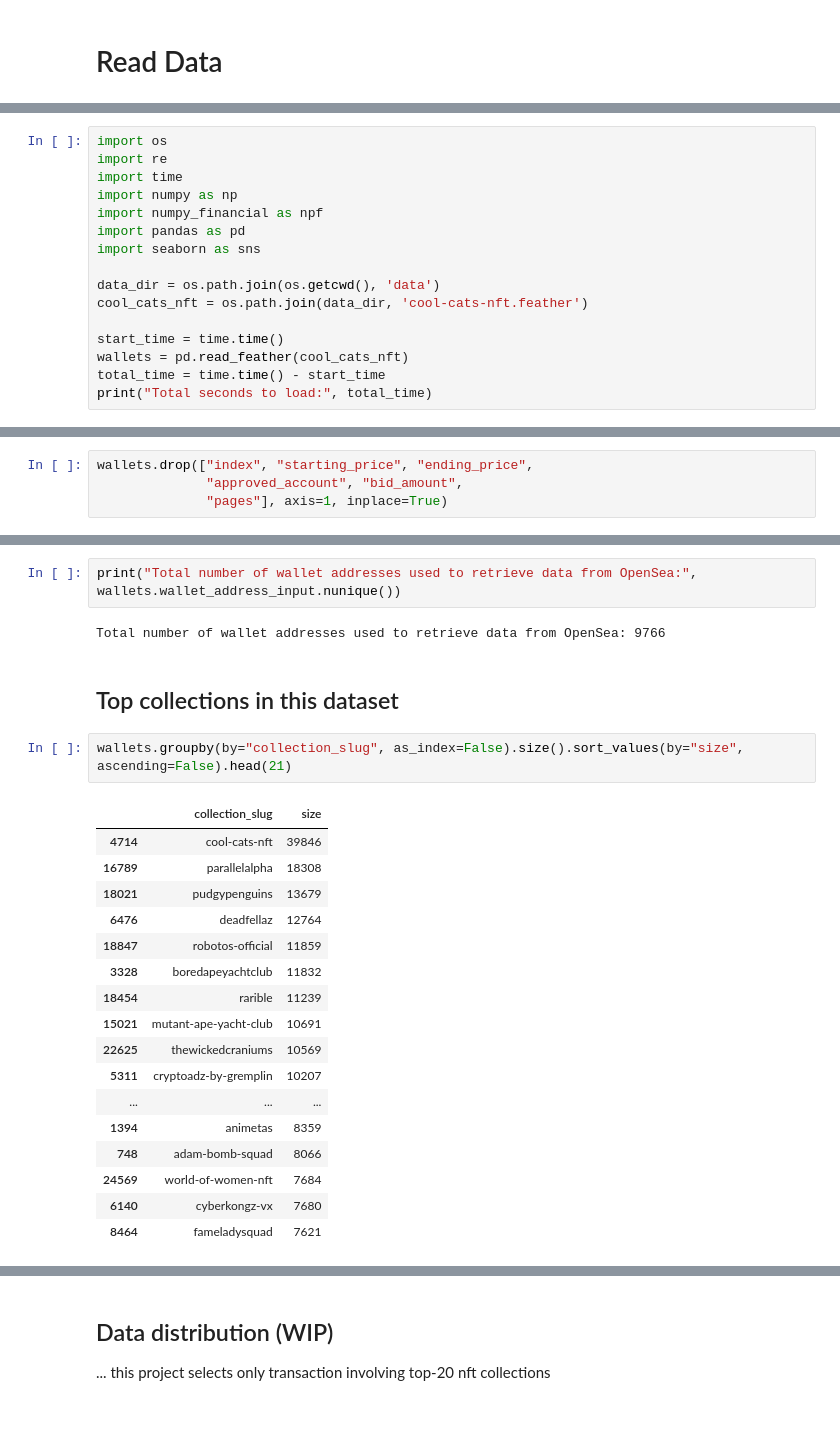
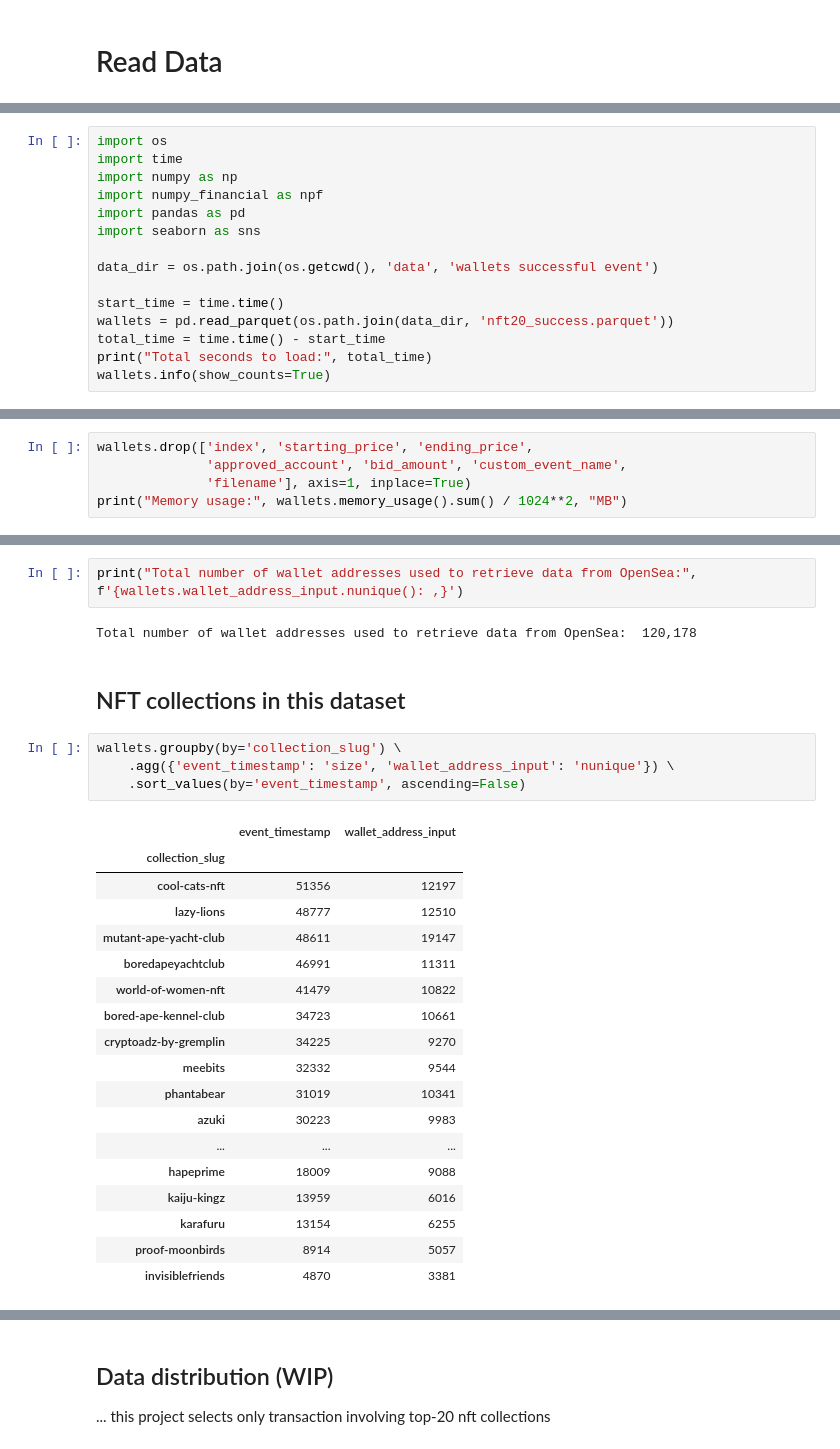
Before and after one commit to Cryptoro-DAO/OpenSea-API-crawler, a Jupyter notebook: Wallets Feature Engineering.ipynb, the cells around one changed output, grey strips where cells are left out. Cells and saved outputs as stored; diff of their text form; blank space fills up the shorter version.

```diff
--- a/Wallets Feature Engineering.ipynb
+++ b/Wallets Feature Engineering.ipynb
@@ -25,18 +28,17 @@ and the results are sorted by `event_timestamp`
 (see [OpenSea API documentation](https://docs.opensea.io/reference/getting-assets)).
 # %%
 import os
-import re
 import time
 import numpy as np
 import numpy_financial as npf
 import pandas as pd
 import seaborn as sns
 
-data_dir = os.path.join(os.getcwd(), 'data')
-cool_cats_nft = os.path.join(data_dir, 'cool-cats-nft.feather')
+data_dir = os.path.join(os.getcwd(), 'data', 'wallets successful event')
 
 start_time = time.time()
-wallets = pd.read_feather(cool_cats_nft)
+wallets = pd.read_parquet(os.path.join(data_dir, 'nft20_success.parquet'))
 total_time = time.time() - start_time
 print("Total seconds to load:", total_time)
+wallets.info(show_counts=True)
 # %% [output]
@@ -64,4 +62,5 @@ memory usage: 530.7+ MB
 # %%
-wallets.drop(["index", "starting_price", "ending_price",
-              "approved_account", "bid_amount",
-              "pages"], axis=1, inplace=True)
+wallets.drop(['index', 'starting_price', 'ending_price',
+              'approved_account', 'bid_amount', 'custom_event_name',
+              'filename'], axis=1, inplace=True)
+print("Memory usage:", wallets.memory_usage().sum() / 1024**2, "MB")
@@ -80,27 +81,30 @@ Length of this time series dataset: 1771 days 19:02:06
 # %%
-print("Total number of wallet addresses used to retrieve data from OpenSea:", wallets.wallet_address_input.nunique())
+print("Total number of wallet addresses used to retrieve data from OpenSea:", f'{wallets.wallet_address_input.nunique(): ,}')
 # %% [output]
-Total number of wallet addresses used to retrieve data from OpenSea: 9766
+Total number of wallet addresses used to retrieve data from OpenSea:  120,178
 # %% [markdown]
-## Top collections in this dataset
+## NFT collections in this dataset
 # %%
-wallets.groupby(by="collection_slug", as_index=False).size().sort_values(by="size", ascending=False).head(21)
+wallets.groupby(by='collection_slug') \
+    .agg({'event_timestamp': 'size', 'wallet_address_input': 'nunique'}) \
+    .sort_values(by='event_timestamp', ascending=False)
 # %% [output]
-|  | collection_slug | size |
-| 4714 | cool-cats-nft | 39846 |
-| 16789 | parallelalpha | 18308 |
-| 18021 | pudgypenguins | 13679 |
-| 6476 | deadfellaz | 12764 |
-| 18847 | robotos-official | 11859 |
-| 3328 | boredapeyachtclub | 11832 |
-| 18454 | rarible | 11239 |
-| 15021 | mutant-ape-yacht-club | 10691 |
-| 22625 | thewickedcraniums | 10569 |
-| 5311 | cryptoadz-by-gremplin | 10207 |
+|  | event_timestamp | wallet_address_input |
+| collection_slug |  |  |
+| cool-cats-nft | 51356 | 12197 |
+| lazy-lions | 48777 | 12510 |
+| mutant-ape-yacht-club | 48611 | 19147 |
+| boredapeyachtclub | 46991 | 11311 |
+| world-of-women-nft | 41479 | 10822 |
+| bored-ape-kennel-club | 34723 | 10661 |
+| cryptoadz-by-gremplin | 34225 | 9270 |
+| meebits | 32332 | 9544 |
+| phantabear | 31019 | 10341 |
+| azuki | 30223 | 9983 |
 | ... | ... | ... |
-| 1394 | animetas | 8359 |
-| 748 | adam-bomb-squad | 8066 |
-| 24569 | world-of-women-nft | 7684 |
-| 6140 | cyberkongz-vx | 7680 |
-| 8464 | fameladysquad | 7621 |
+| hapeprime | 18009 | 9088 |
+| kaiju-kingz | 13959 | 6016 |
+| karafuru | 13154 | 6255 |
+| proof-moonbirds | 8914 | 5057 |
+| invisiblefriends | 4870 | 3381 |
 # %% [markdown]
```
Also changed, not shown: parts of 89 cells of this notebook.
